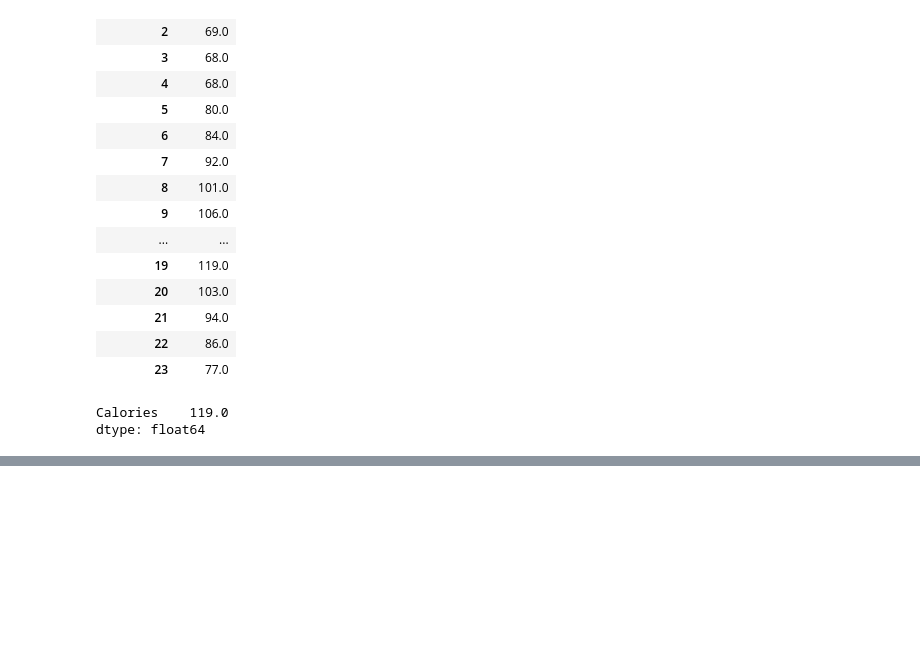
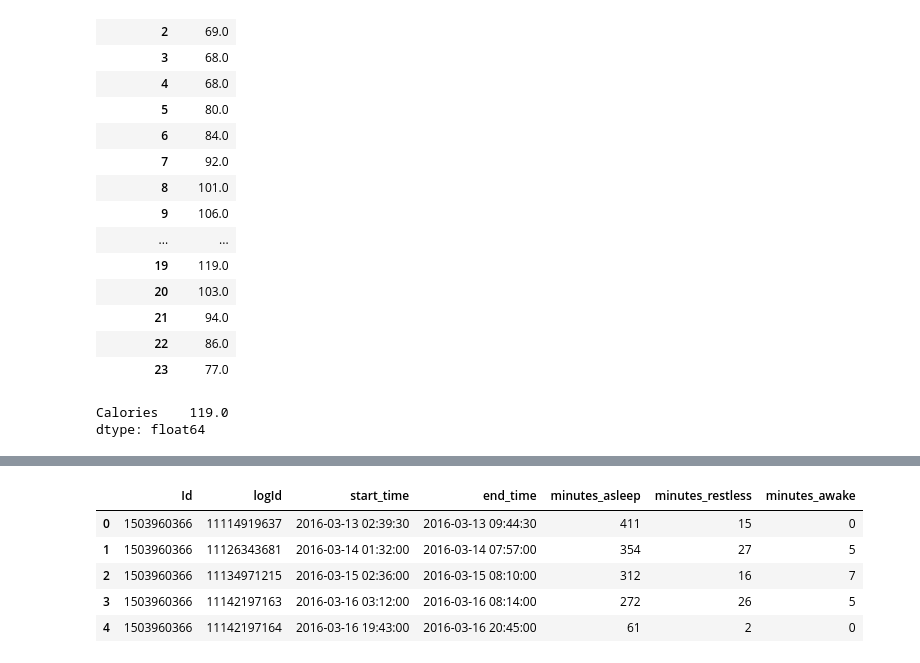
Before and after one commit to danijia/bellabeat-case-study, a Jupyter notebook: Jupyter Notebooks/bellabeat-case-study.ipynb, the cells around one changed output, grey strips where cells are left out. Saved outputs shown, nothing was run; the diff lists cells and outputs as text; code cells hidden in the pictures; blank space fills up the shorter version.

```diff
--- a/Jupyter Notebooks/bellabeat-case-study.ipynb
+++ b/Jupyter Notebooks/bellabeat-case-study.ipynb
@@ -100,15 +100,3 @@ msl1= pd.read_csv('/kaggle/input/bella-beat-case-study/data/fitabase_data_3.12.1
 msl2 = pd.read_csv('/kaggle/input/bella-beat-case-study/data/fitabase_data_4.12.16_to_5.12.16/minuteSleep_merged_2.csv')
 wlg1 = pd.read_csv('/kaggle/input/bella-beat-case-study/data/fitabase_data_3.12.16_to_4.11.16/weightLogInfo_merged_1.csv')
 wlg2 = pd.read_csv('/kaggle/input/bella-beat-case-study/data/fitabase_data_4.12.16_to_5.12.16/weightLogInfo_merged_2.csv')
-# %%
-# inspecting dataframes structure
-
-# store data frames loaded above in a list
-dfs = [da1, da2, hs1, hs2, hc1, hc2, hi1, hi2, hstps1, hstps2, msl1, msl2, wlg1, wlg2]
-
-# iterate over the list with a loop
-# enumerate(iterable, start=0)
-for i, x in enumerate(dfs, 1): # i = counter, start=1, x = df from dfs list
-    print(f"Dataframe {i}:") # print number of the dataframe
-    display(x.head(2)) # use display() for notebook friendly display
-    print("\n") # add space between outputs
@@ -595,0 +496,22 @@ weight_log_info.Id.nunique() # not everyone tracked their weight
+# %%
+# find minutes sleep, minutes restless, and minutes awake
+sleep_summary = (minute_sleep
+    .groupby(['Id', 'logId'])
+    .agg (
+        start_time=('date', 'min'),
+        end_time=('date', 'max'),
+        minutes_asleep=('value', lambda x: ( x == 1).sum()),
+        minutes_restless=('value', lambda x: (x == 2).sum()),
+        minutes_awake=('value', lambda x: (x == 3).sum())
+    )
+    .reset_index()
+)
+
+sleep_summary.head()
+# %% [output]
+|  | Id | logId | start_time | end_time | minutes_asleep | minutes_restless | minutes_awake |
+| 0 | 1503960366 | 11114919637 | 2016-03-13 02:39:30 | 2016-03-13 09:44:30 | 411 | 15 | 0 |
+| 1 | 1503960366 | 11126343681 | 2016-03-14 01:32:00 | 2016-03-14 07:57:00 | 354 | 27 | 5 |
+| 2 | 1503960366 | 11134971215 | 2016-03-15 02:36:00 | 2016-03-15 08:10:00 | 312 | 16 | 7 |
+| 3 | 1503960366 | 11142197163 | 2016-03-16 03:12:00 | 2016-03-16 08:14:00 | 272 | 26 | 5 |
+| 4 | 1503960366 | 11142197164 | 2016-03-16 19:43:00 | 2016-03-16 20:45:00 | 61 | 2 | 0 |
```
Also changed, not shown: parts of 16 cells of this notebook.
